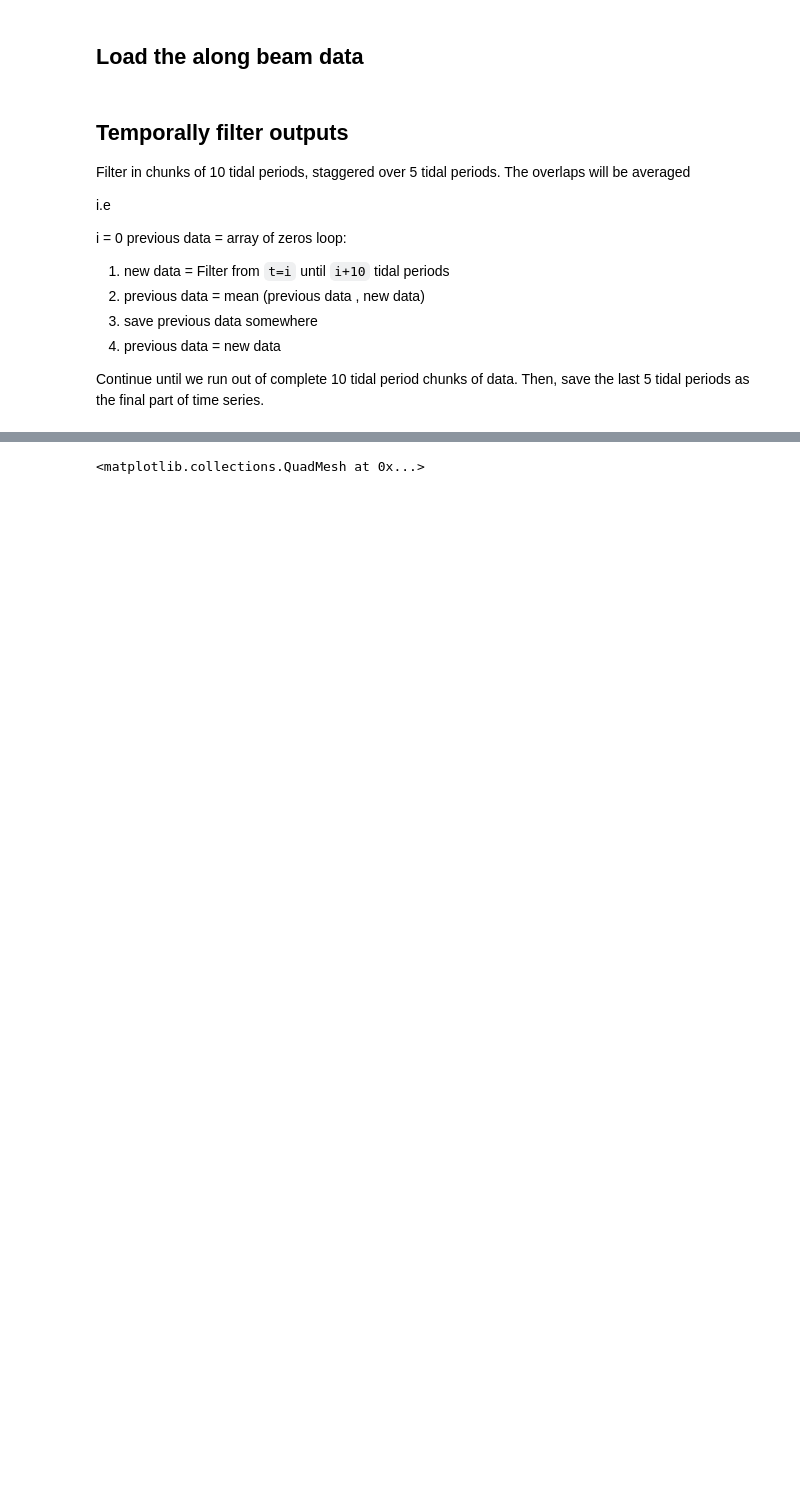
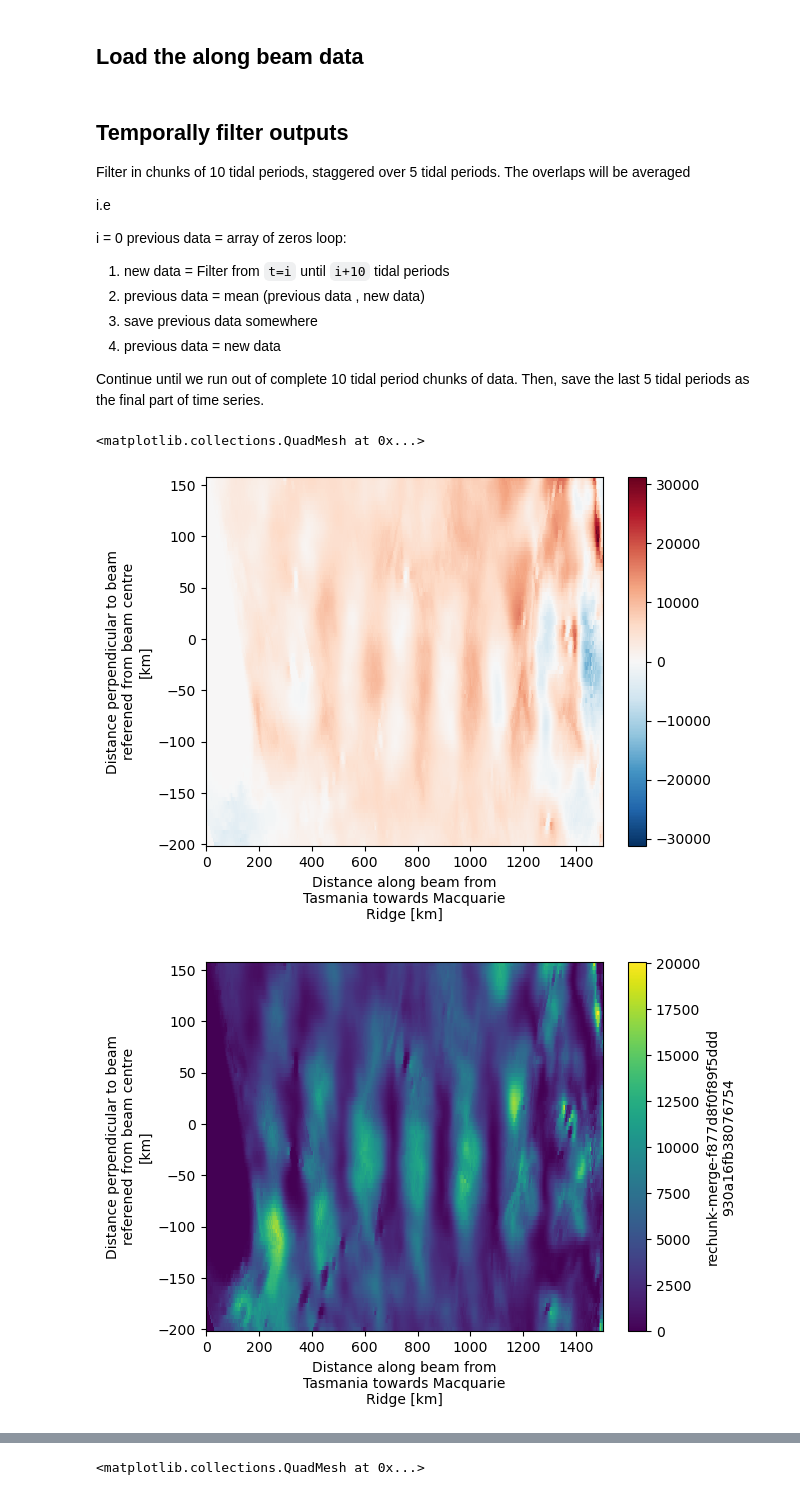
Before and after one commit to ashjbarnes/tasman-tides, a Jupyter notebook: notebooks/analysis/draft horizontal flux.ipynb, the cells around one changed output, grey strips where cells are left out. Saved outputs shown, nothing was run; the diff lists cells and outputs as text; code cells hidden in the pictures; blank space fills up the shorter version.

```diff
--- a/notebooks/analysis/draft horizontal flux.ipynb
+++ b/notebooks/analysis/draft horizontal flux.ipynb
@@ -42,3 +45,21 @@ def filter(field,freq,tol = 0.01):
     FIELD = xrft.fft(field,dim = "time")
     FIELD_filtered = FIELD.where(np.abs(np.abs(FIELD.freq_time) - freq) < tol,0)
     return np.real(xrft.ifft(FIELD_filtered,dim = "freq_time"))
+# %%
+uf = filter(
+    u.sel(
+        time = slice(213361,213361 + m2 * 12)
+        ).isel(zl = slice(50,None)).integrate("zl").drop(["lat","lon"]),
+    m2f)
+vf = filter(
+    v.sel(
+        time = slice(213361,213361 + m2 * 12)
+        ).isel(zl = slice(50,None)).integrate("zl").drop(["lat","lon"]),
+    m2f)
+(uf * vf).mean("time").plot()
+plt.figure()
+(uf * uf).mean("time").plot()
+# %% [output]
+<matplotlib.collections.QuadMesh at 0x...>
+[figure, added]
+[figure, added]
```
Also changed, not shown: parts of 13 cells of this notebook, 2 other files.
